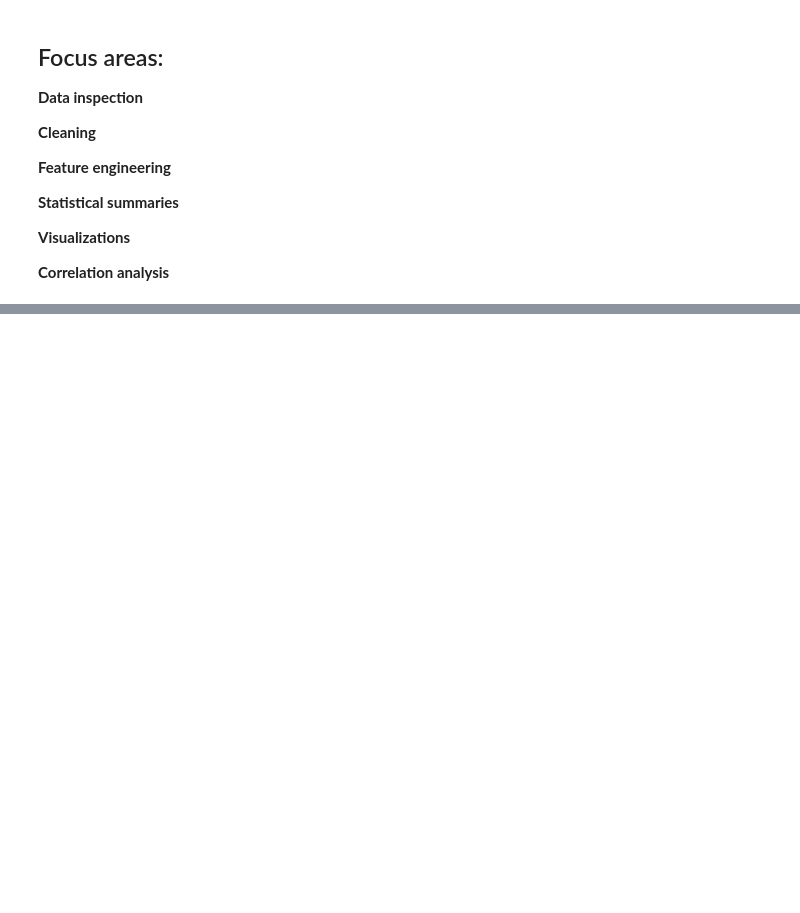
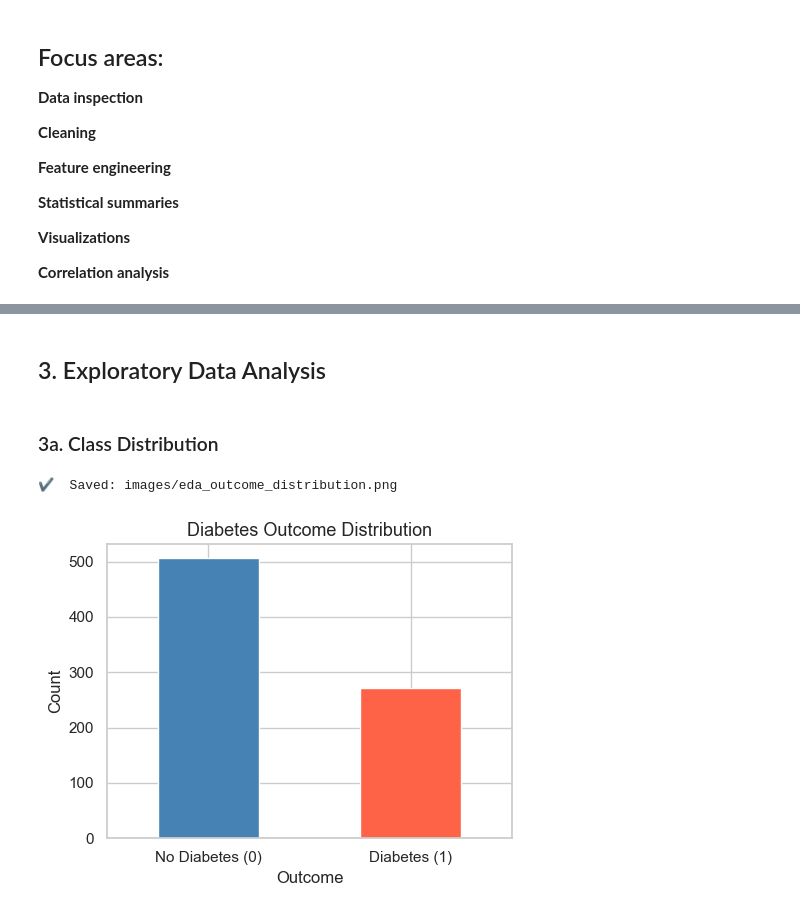
Before and after one commit to kapilsharma2411/CapstoneProject, a Jupyter notebook: Capstone-Project.ipynb, the cells around one changed output, grey strips where cells are left out. Drawn from its saved outputs; the diff is of its cells as text; code cells hidden in the pictures; blank space fills up the shorter version.

Commit message:
Updated jupyter notebook and added images for various visualizations

```diff
--- a/Capstone-Project.ipynb
+++ b/Capstone-Project.ipynb
@@ -386,0 +152,20 @@ Confusion Matrix:
+# %%
+# Impute with column median (robust to outliers)
+df.fillna(df.median(numeric_only=True), inplace=True)
+print("✔  Imputed missing values with column median")
+
+# ── CRITICAL: Deduplicate BEFORE train/test split ──────────────────────────
+# The dataset is the original 768-row Pima dataset replicated ~3.6×.
+# 1,990 duplicate feature rows (72% of data) cause data leakage when splitting
+# before deduplication — the same sample appears in both train and test sets.
+# This is why an unconstrained Decision Tree reported 99.6% accuracy originally.
+feature_cols = [c for c in df.columns if c != "Outcome"]
+n_before = len(df)
+df = df.drop_duplicates(subset=feature_cols + ["Outcome"]).reset_index(drop=True)
+n_after = len(df)
+print(f"\n✔  Removed {n_before - n_after} duplicate rows ({n_before} → {n_after} unique rows)")
+print("   NOTE: Always deduplicate before splitting to prevent data leakage!")
+
+print(f"\nFinal dataset shape : {df.shape}")
+print(f"Outcome distribution:\n{df['Outcome'].value_counts()}")
+print(f"Class balance       : {df['Outcome'].mean():.1%} positive (diabetic)")
@@ -386,0 +185,18 @@ Confusion Matrix:
+# %% [markdown]
+## 3. Exploratory Data Analysis
+# %% [markdown]
+### 3a. Class Distribution
+# %%
+fig, ax = plt.subplots(figsize=(5, 4))
+df["Outcome"].value_counts().plot(kind="bar", color=["steelblue", "tomato"], ax=ax)
+ax.set_title("Diabetes Outcome Distribution", fontsize=13)
+ax.set_xlabel("Outcome")
+ax.set_ylabel("Count")
+ax.set_xticklabels(["No Diabetes (0)", "Diabetes (1)"], rotation=0)
+plt.tight_layout()
+plt.savefig(os.path.join(IMG_DIR, "eda_outcome_distribution.png"), dpi=120, bbox_inches="tight")
+print("✔  Saved: images/eda_outcome_distribution.png")
+plt.show()
+# %% [output]
+✔  Saved: images/eda_outcome_distribution.png
+[figure, added]
```
Also changed, not shown: parts of 73 cells of this notebook, 11 other files.
